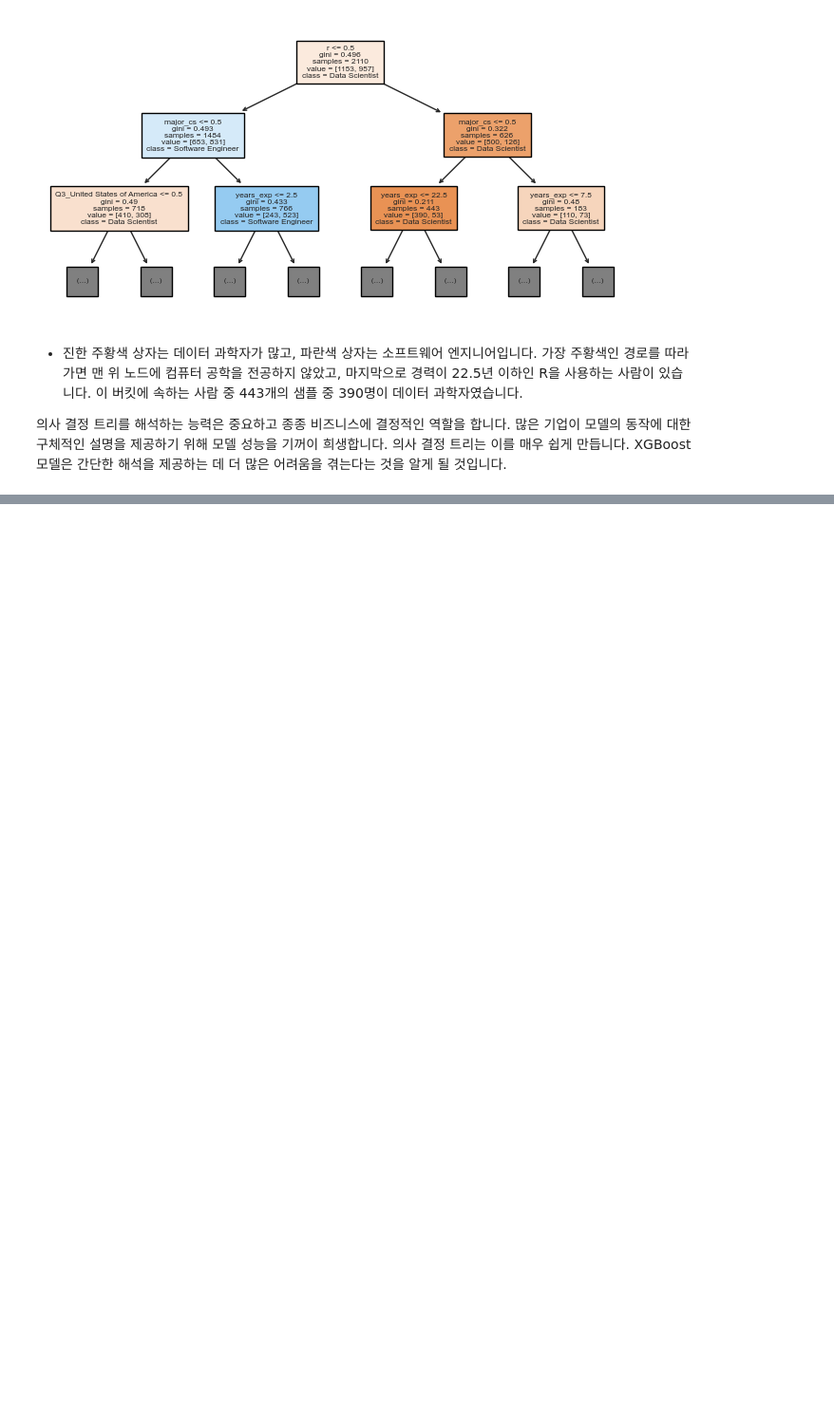
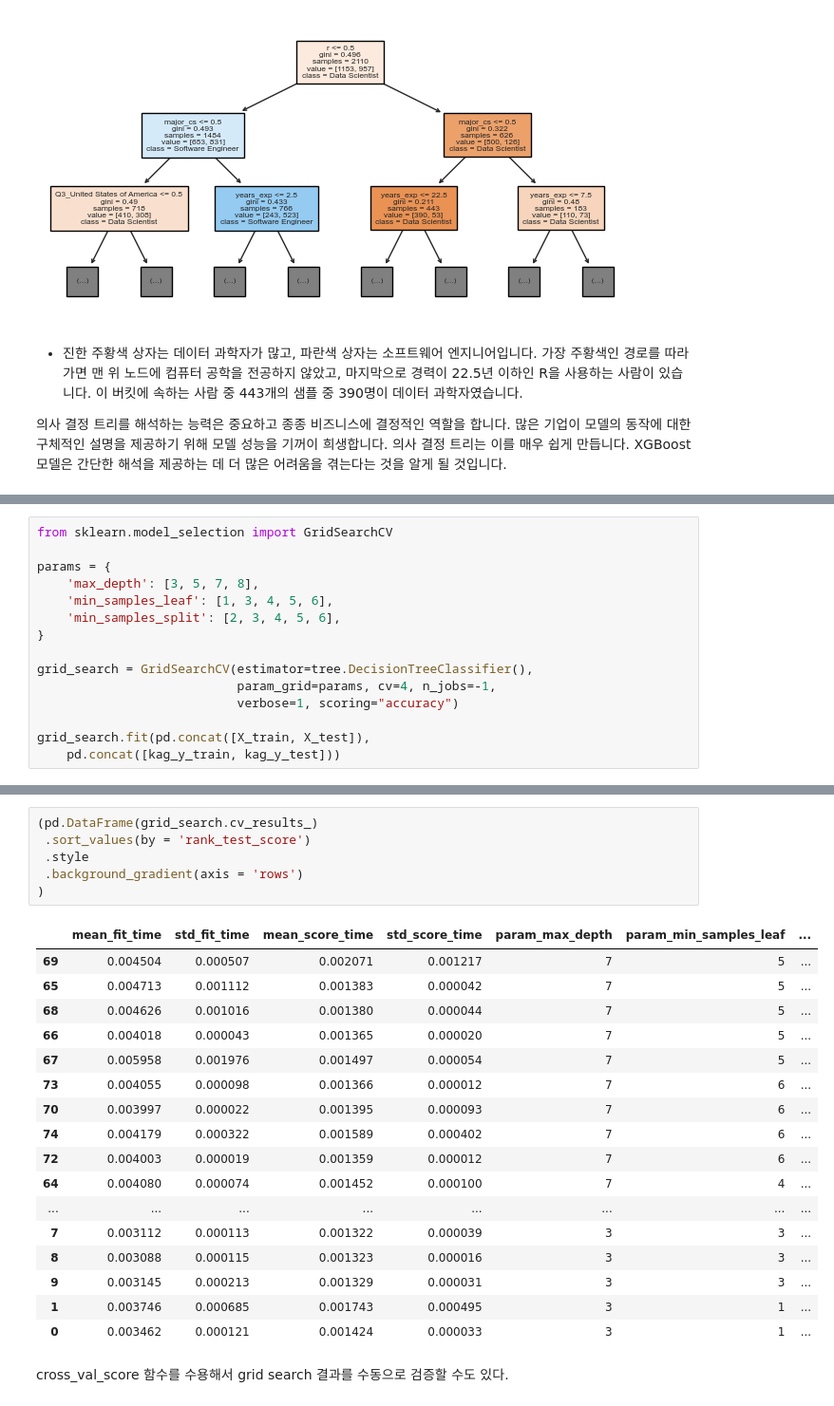
Before and after one commit to sguys99/self-study, a Jupyter notebook: xgboost/effective_xgboost/ch06.ipynb, the cells around one changed output, grey strips where cells are left out. Shown at 95% size. Saved outputs shown, nothing was run; the diff lists cells and outputs as text; blank space fills up the shorter version.

```diff
--- a/xgboost/effective_xgboost/ch06.ipynb
+++ b/xgboost/effective_xgboost/ch06.ipynb
@@ -311,0 +396,15 @@ max_depth=2, fontsize=6)
+# %%
+from sklearn.model_selection import GridSearchCV
+
+params = {
+    'max_depth': [3, 5, 7, 8],
+    'min_samples_leaf': [1, 3, 4, 5, 6],
+    'min_samples_split': [2, 3, 4, 5, 6],
+}
+
+grid_search = GridSearchCV(estimator=tree.DecisionTreeClassifier(),
+                           param_grid=params, cv=4, n_jobs=-1,
+                           verbose=1, scoring="accuracy")
+
+grid_search.fit(pd.concat([X_train, X_test]),
+    pd.concat([kag_y_train, kag_y_test]))
@@ -311,0 +450,26 @@ max_depth=2, fontsize=6)
+# %%
+(pd.DataFrame(grid_search.cv_results_)
+ .sort_values(by = 'rank_test_score')
+ .style
+ .background_gradient(axis = 'rows')
+)
+# %% [output]
+|  | mean_fit_time | std_fit_time | mean_score_time | std_score_time | param_max_depth | param_min_samples_leaf | ... |
+| 69 | 0.004504 | 0.000507 | 0.002071 | 0.001217 | 7 | 5 | ... |
+| 65 | 0.004713 | 0.001112 | 0.001383 | 0.000042 | 7 | 5 | ... |
+| 68 | 0.004626 | 0.001016 | 0.001380 | 0.000044 | 7 | 5 | ... |
+| 66 | 0.004018 | 0.000043 | 0.001365 | 0.000020 | 7 | 5 | ... |
+| 67 | 0.005958 | 0.001976 | 0.001497 | 0.000054 | 7 | 5 | ... |
+| 73 | 0.004055 | 0.000098 | 0.001366 | 0.000012 | 7 | 6 | ... |
+| 70 | 0.003997 | 0.000022 | 0.001395 | 0.000093 | 7 | 6 | ... |
+| 74 | 0.004179 | 0.000322 | 0.001589 | 0.000402 | 7 | 6 | ... |
+| 72 | 0.004003 | 0.000019 | 0.001359 | 0.000012 | 7 | 6 | ... |
+| 64 | 0.004080 | 0.000074 | 0.001452 | 0.000100 | 7 | 4 | ... |
+| ... | ... | ... | ... | ... | ... | ... | ... |
+| 7 | 0.003112 | 0.000113 | 0.001322 | 0.000039 | 3 | 3 | ... |
+| 8 | 0.003088 | 0.000115 | 0.001323 | 0.000016 | 3 | 3 | ... |
+| 9 | 0.003145 | 0.000213 | 0.001329 | 0.000031 | 3 | 3 | ... |
+| 1 | 0.003746 | 0.000685 | 0.001743 | 0.000495 | 3 | 1 | ... |
+| 0 | 0.003462 | 0.000121 | 0.001424 | 0.000033 | 3 | 1 | ... |
+# %% [markdown]
+cross_val_score 함수를 수용해서 grid search 결과를 수동으로 검증할 수도 있다.
```
Also changed, not shown: parts of 27 cells of this notebook.
